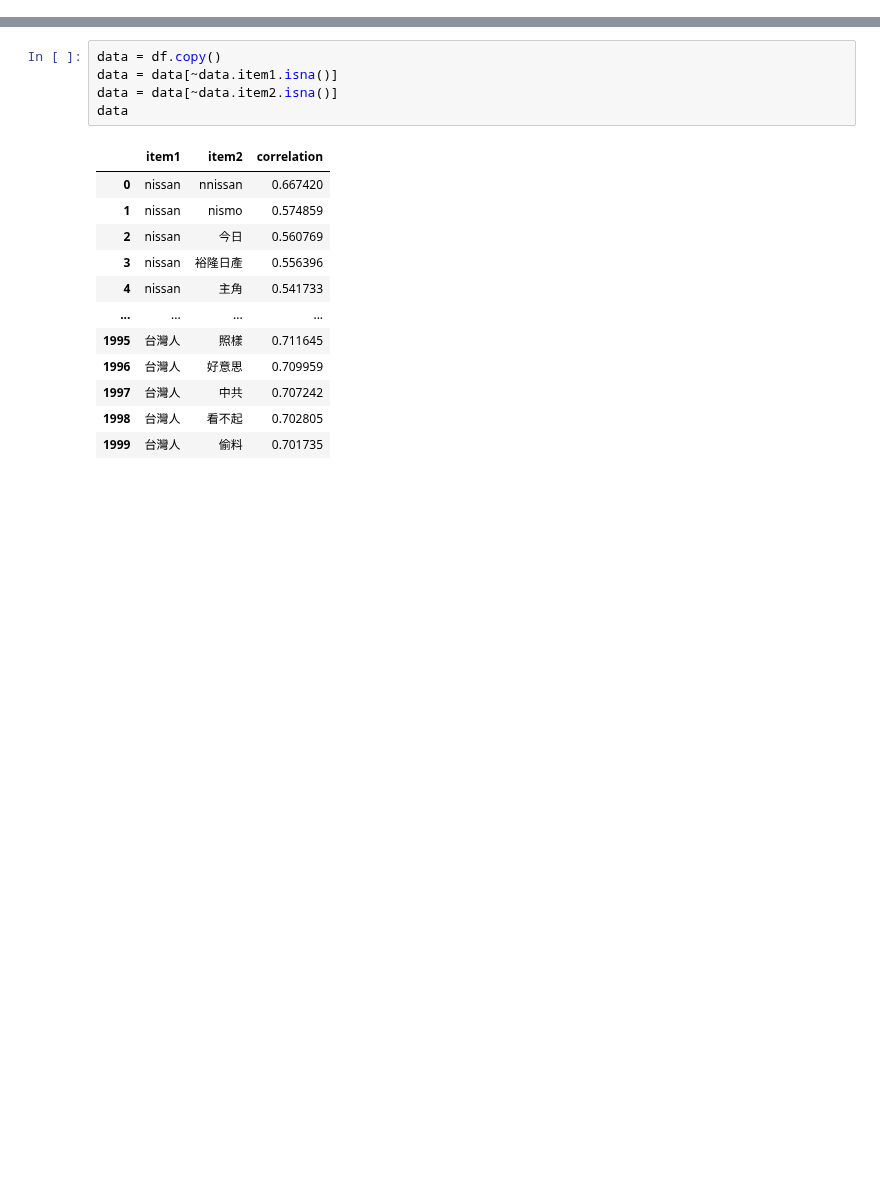
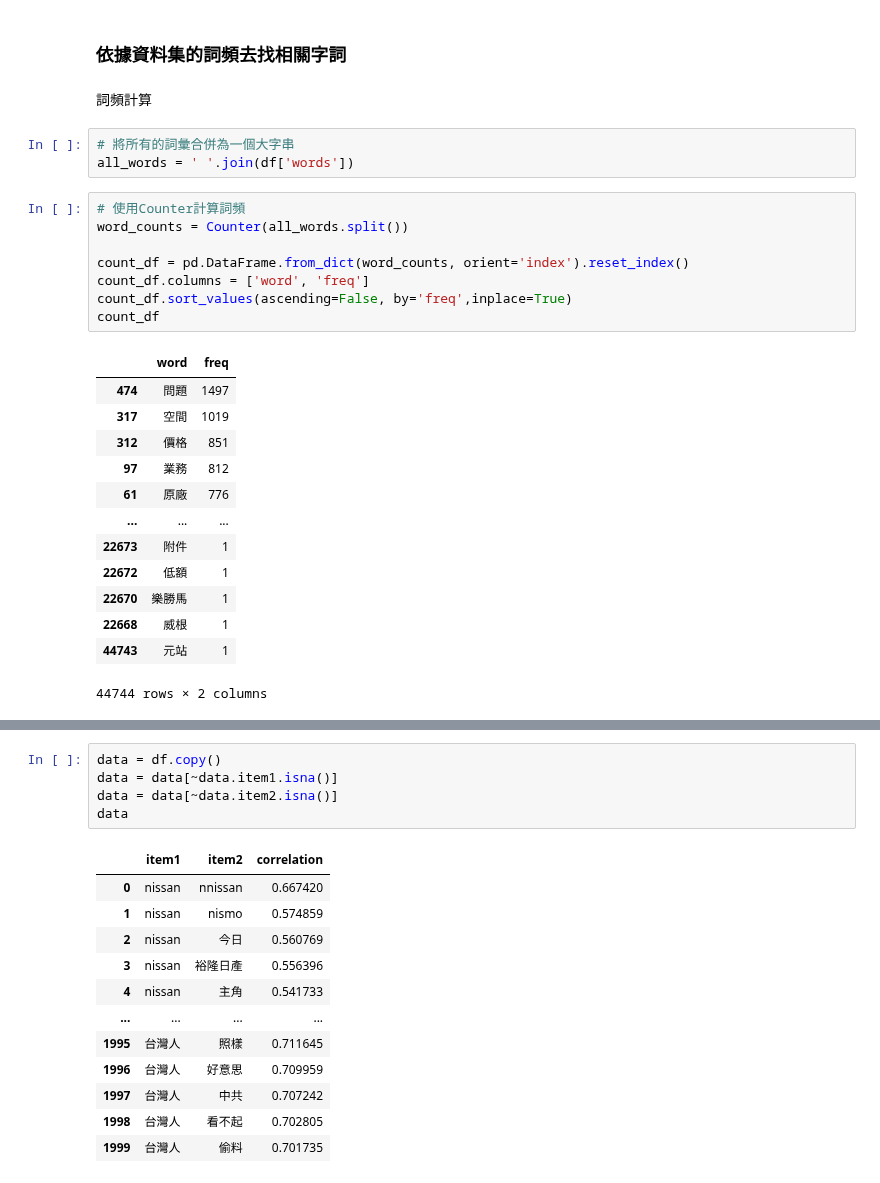
Before and after one commit to karlynLi/public-opinion-analysis, a Jupyter notebook: word2vec.ipynb, the cells around one changed output, grey strips where cells are left out. Saved outputs shown, nothing was run; the diff lists cells and outputs as text; blank space fills up the shorter version.

```diff
--- a/word2vec.ipynb
+++ b/word2vec.ipynb
@@ -40,0 +69,29 @@ object
+# %% [markdown]
+### 依據資料集的詞頻去找相關字詞
+# %% [markdown]
+詞頻計算
+# %%
+# 將所有的詞彙合併為一個大字串
+all_words = ' '.join(df['words'])
+# %%
+# 使用Counter計算詞頻
+word_counts = Counter(all_words.split())
+
+count_df = pd.DataFrame.from_dict(word_counts, orient='index').reset_index()
+count_df.columns = ['word', 'freq']
+count_df.sort_values(ascending=False, by='freq',inplace=True)
+count_df
+# %% [output]
+|  | word | freq |
+| 474 | 問題 | 1497 |
+| 317 | 空間 | 1019 |
+| 312 | 價格 | 851 |
+| 97 | 業務 | 812 |
+| 61 | 原廠 | 776 |
+| ... | ... | ... |
+| 22673 | 附件 | 1 |
+| 22672 | 低額 | 1 |
+| 22670 | 樂勝馬 | 1 |
+| 22668 | 威根 | 1 |
+| 44743 | 元站 | 1 |
+44744 rows × 2 columns
```
Also changed, not shown: parts of 17 cells of this notebook, 4 other files.
